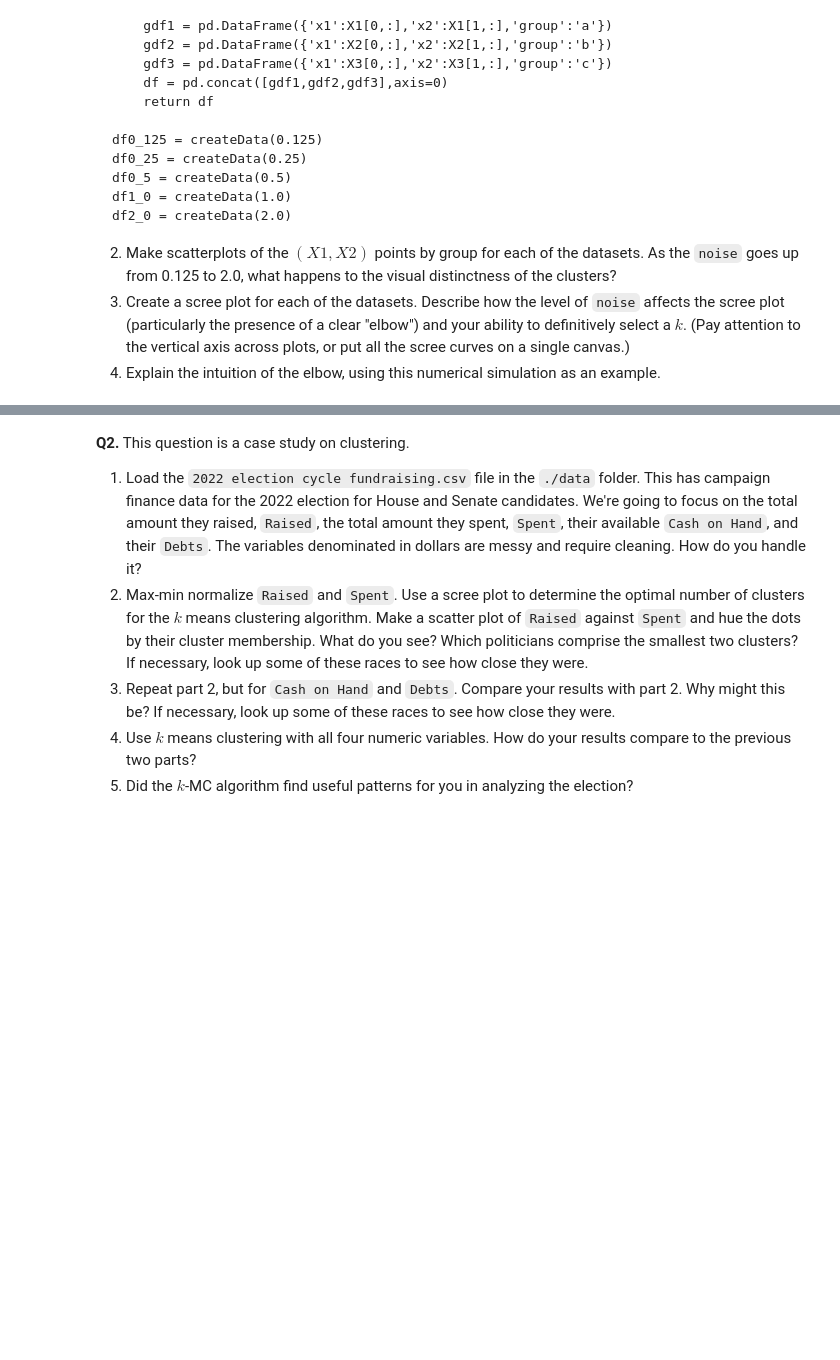
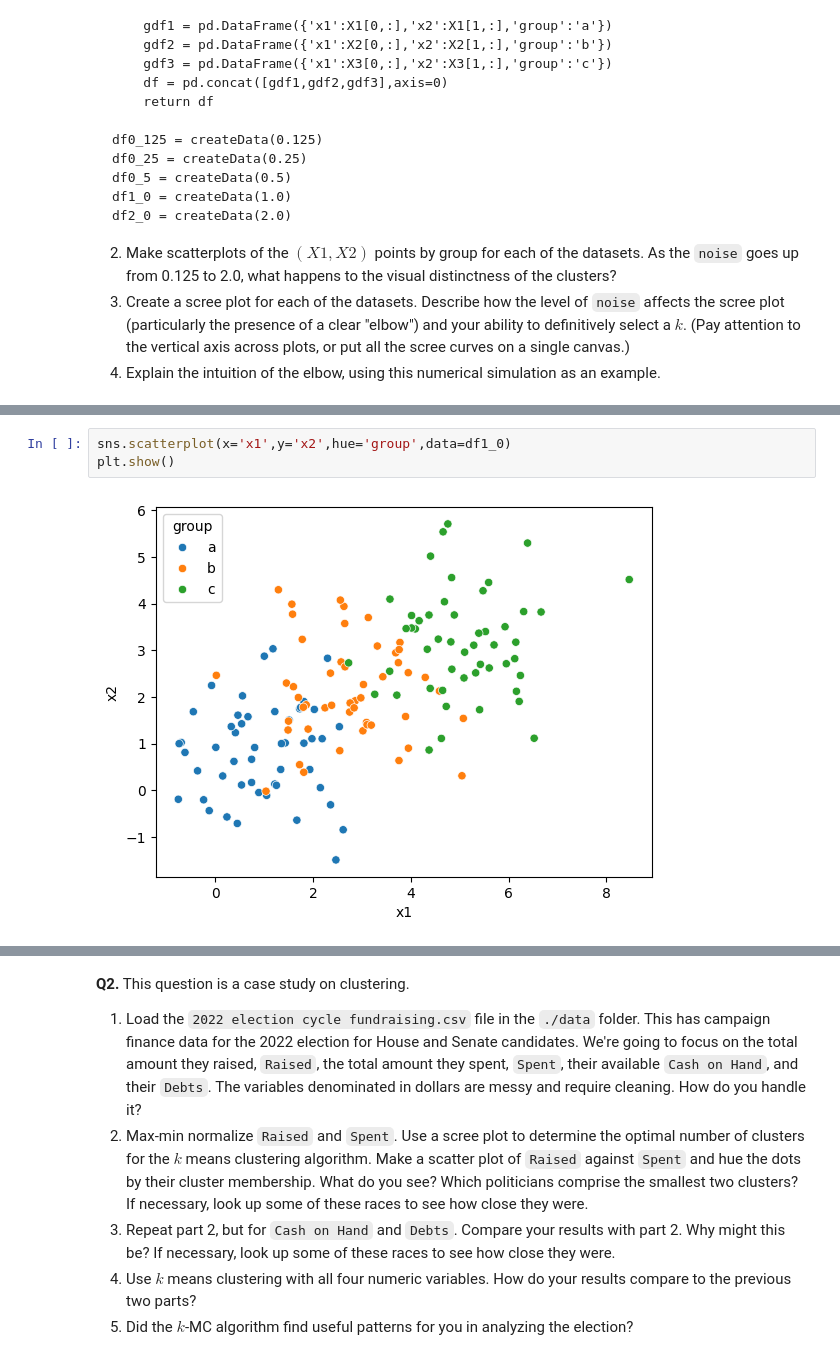
Before and after one commit to corinnefog/clustering, a Jupyter notebook: assignment/assignment_clustering.ipynb, the cells around one changed output, grey strips where cells are left out. Saved outputs shown, nothing was run; the diff lists cells and outputs as text; blank space fills up the shorter version.

```diff
--- a/assignment/assignment_clustering.ipynb
+++ b/assignment/assignment_clustering.ipynb
@@ -38,0 +78,5 @@ df2_0 = createData(2.0)
+# %%
+sns.scatterplot(x='x1',y='x2',hue='group',data=df1_0)
+plt.show()
+# %% [output]
+[figure, added]
```
Also changed, not shown: parts of 7 cells of this notebook.
